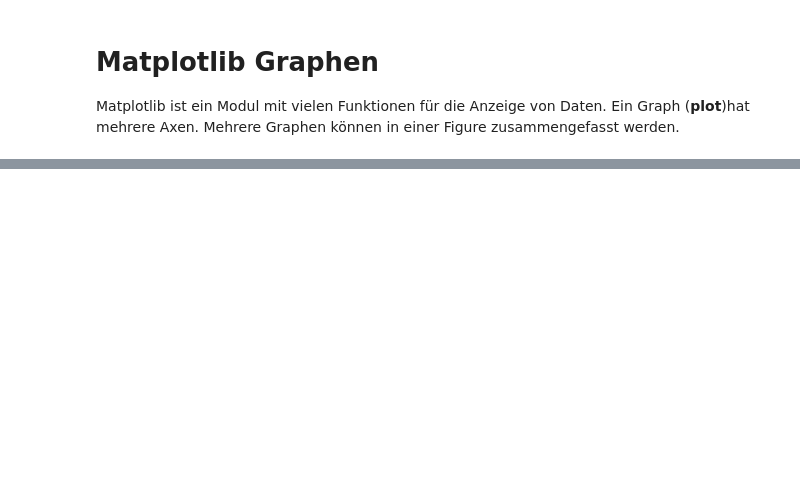
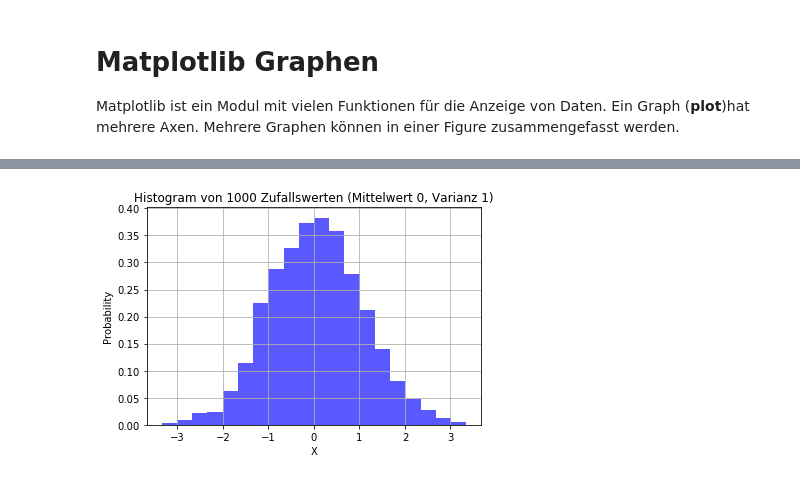
Before and after one commit to ditomax/mlwifianwender, a Jupyter notebook: 01 Anwendungsbeispiel Basic Python.ipynb, the cells around one changed output, grey strips where cells are left out. Saved outputs shown, nothing was run; the diff lists cells and outputs as text; code cells hidden in the pictures; blank space fills up the shorter version.

```diff
--- a/01 Anwendungsbeispiel Basic Python.ipynb
+++ b/01 Anwendungsbeispiel Basic Python.ipynb
@@ -248,0 +263,12 @@ Matplotlib ist ein Modul mit vielen Funktionen für die Anzeige von Daten. Ein G
+# %%
+# Histogram von 1000 Zufallswerten
+x = np.random.randn(1000)
+
+plt.hist(x, 20, density=1, facecolor='b', alpha=0.65)
+plt.xlabel('X')
+plt.ylabel('Probability')
+plt.title('Histogram von 1000 Zufallswerten (Mittelwert 0, Varianz 1)')
+plt.grid(True)
+plt.show()
+# %% [output]
+[figure, added]
```
Also changed, not shown: parts of 4 cells of this notebook.
